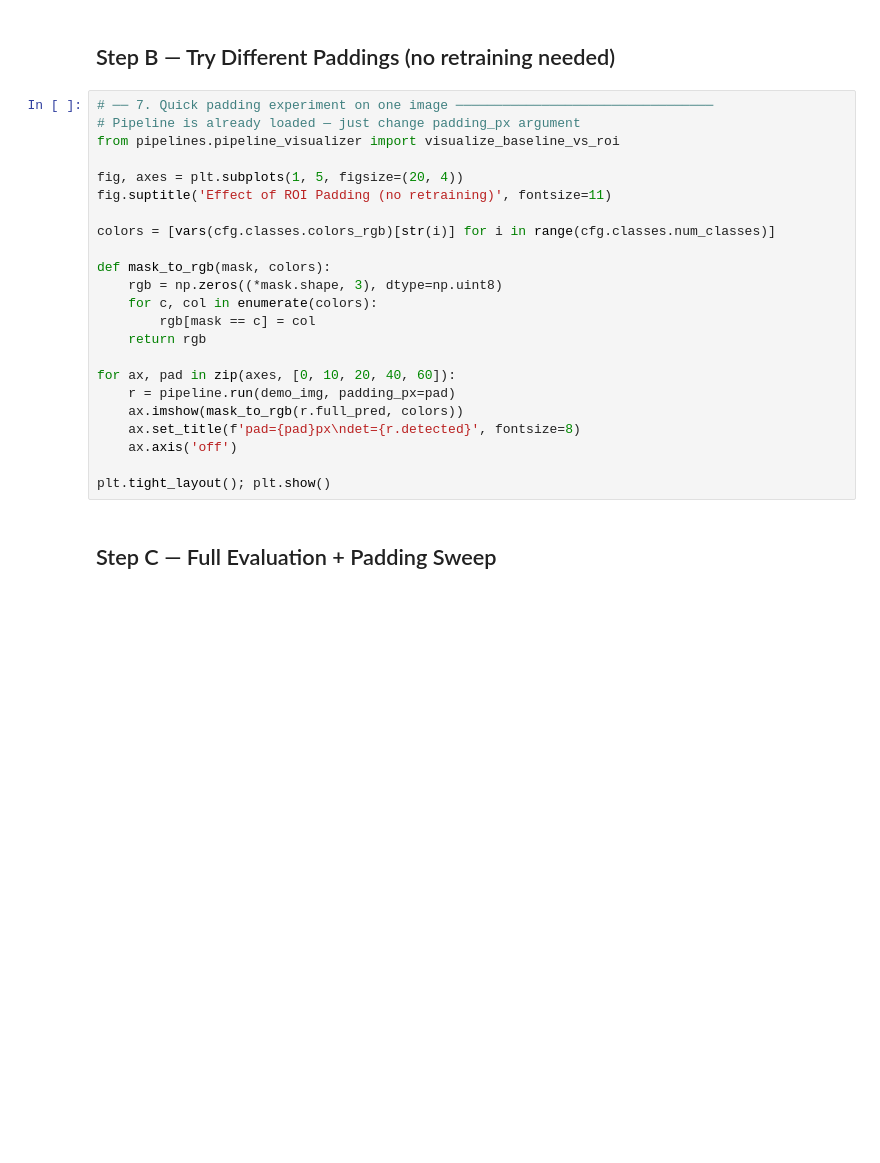
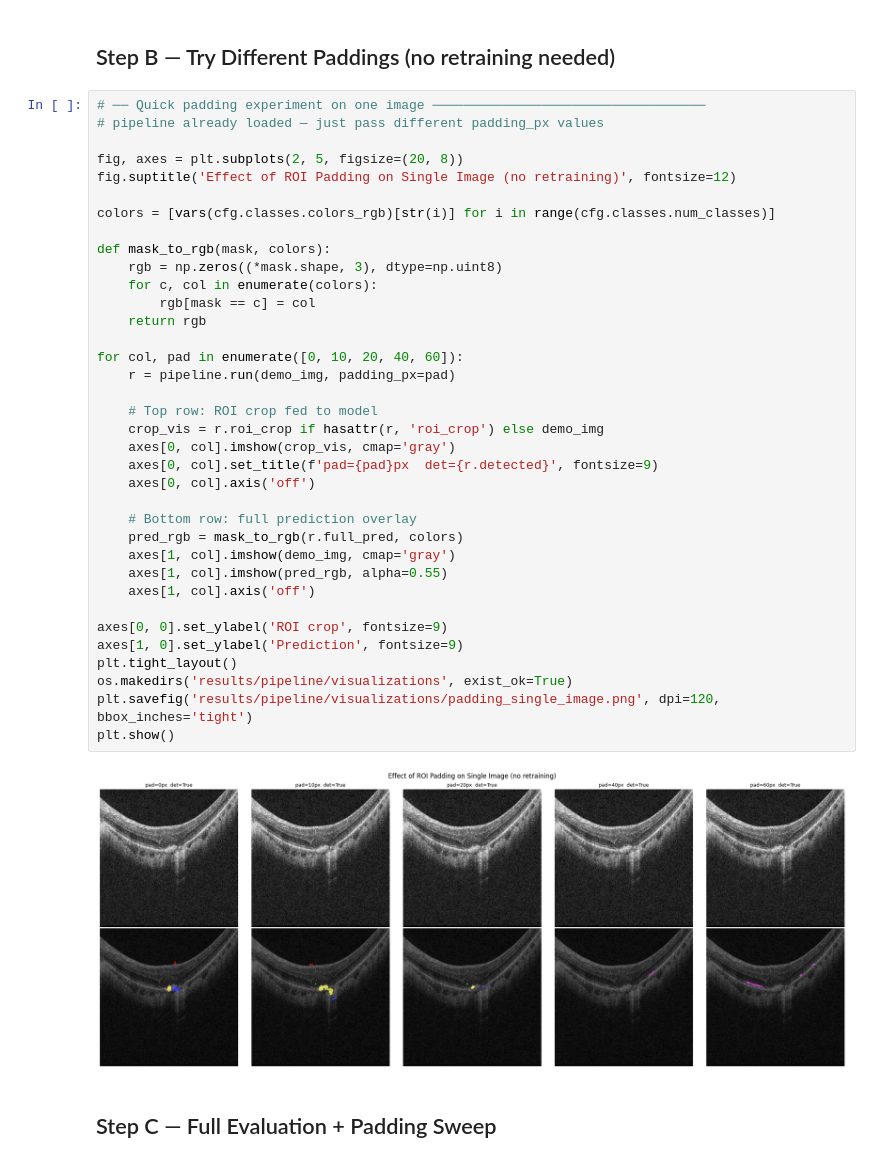
Before and after one commit to Anuradha00Herath/wet-amd-segmentation-edge, a Jupyter notebook: notebooks/phase3_roi_pipeline.ipynb, the cells around one changed output. Drawn from its saved outputs; the diff is of its cells as text; blank space fills up the shorter version.

```diff
--- a/notebooks/phase3_roi_pipeline.ipynb
+++ b/notebooks/phase3_roi_pipeline.ipynb
@@ -96,28 +168,43 @@ plt.figure(figsize=(18,4)); plt.imshow(img_show); plt.axis('off'); plt.show()
 # %% [markdown]
 ## Step B — Try Different Paddings (no retraining needed)
 # %%
-# ── 7. Quick padding experiment on one image ─────────────────────────────────
-# Pipeline is already loaded — just change padding_px argument
-from pipelines.pipeline_visualizer import visualize_baseline_vs_roi
+# ── Quick padding experiment on one image ───────────────────────────────────
+# pipeline already loaded — just pass different padding_px values
 
-fig, axes = plt.subplots(1, 5, figsize=(20, 4))
-fig.suptitle('Effect of ROI Padding (no retraining)', fontsize=11)
+fig, axes = plt.subplots(2, 5, figsize=(20, 8))
+fig.suptitle('Effect of ROI Padding on Single Image (no retraining)', fontsize=12)
 
 colors = [vars(cfg.classes.colors_rgb)[str(i)] for i in range(cfg.classes.num_classes)]
 
 def mask_to_rgb(mask, colors):
     rgb = np.zeros((*mask.shape, 3), dtype=np.uint8)
     for c, col in enumerate(colors):
         rgb[mask == c] = col
     return rgb
 
-for ax, pad in zip(axes, [0, 10, 20, 40, 60]):
+for col, pad in enumerate([0, 10, 20, 40, 60]):
     r = pipeline.run(demo_img, padding_px=pad)
-    ax.imshow(mask_to_rgb(r.full_pred, colors))
-    ax.set_title(f'pad={pad}px\ndet={r.detected}', fontsize=8)
-    ax.axis('off')
 
-plt.tight_layout(); plt.show()
+    # Top row: ROI crop fed to model
+    crop_vis = r.roi_crop if hasattr(r, 'roi_crop') else demo_img
+    axes[0, col].imshow(crop_vis, cmap='gray')
+    axes[0, col].set_title(f'pad={pad}px  det={r.detected}', fontsize=9)
+    axes[0, col].axis('off')
+
+    # Bottom row: full prediction overlay
+    pred_rgb = mask_to_rgb(r.full_pred, colors)
+    axes[1, col].imshow(demo_img, cmap='gray')
+    axes[1, col].imshow(pred_rgb, alpha=0.55)
+    axes[1, col].axis('off')
+
+axes[0, 0].set_ylabel('ROI crop', fontsize=9)
+axes[1, 0].set_ylabel('Prediction', fontsize=9)
+plt.tight_layout()
+os.makedirs('results/pipeline/visualizations', exist_ok=True)
+plt.savefig('results/pipeline/visualizations/padding_single_image.png', dpi=120, bbox_inches='tight')
+plt.show()
+# %% [output]
+[figure, added]
 # %% [markdown]
 ## Step C — Full Evaluation + Padding Sweep
 # %%
```
Also changed, not shown: parts of 15 cells of this notebook.
